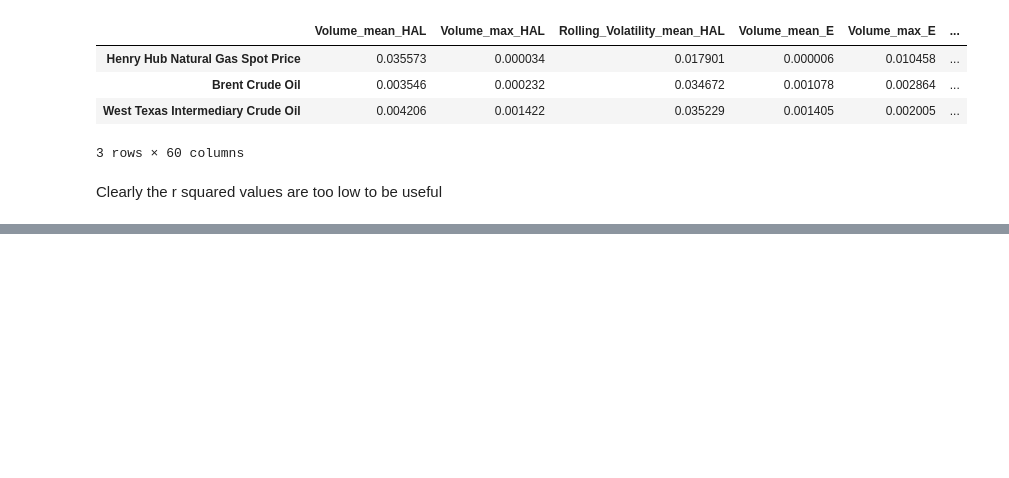
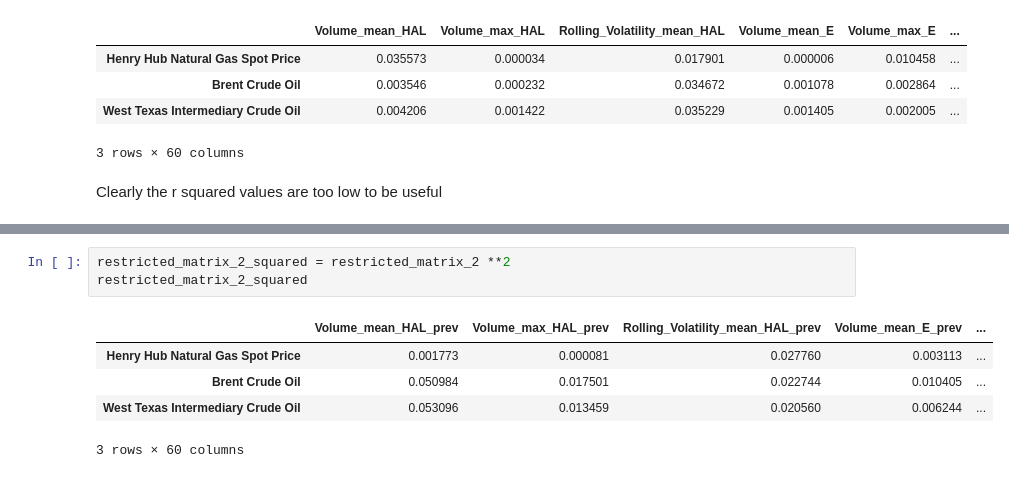
Before and after one commit to maclarenscott/Citadel_Datathon_Spring_Team13, a Jupyter notebook: Data_Analysis.ipynb, the cells around one changed output, grey strips where cells are left out. Drawn from its saved outputs; the diff is of its cells as text; blank space fills up the shorter version.

```diff
--- a/Data_Analysis.ipynb
+++ b/Data_Analysis.ipynb
@@ -233,0 +288,9 @@ Clearly the r squared values are too low to be useful
+# %%
+restricted_matrix_2_squared = restricted_matrix_2 **2
+restricted_matrix_2_squared
+# %% [output]
+|  | Volume_mean_HAL_prev | Volume_max_HAL_prev | Rolling_Volatility_mean_HAL_prev | Volume_mean_E_prev | ... |
+| Henry Hub Natural Gas Spot Price | 0.001773 | 0.000081 | 0.027760 | 0.003113 | ... |
+| Brent Crude Oil | 0.050984 | 0.017501 | 0.022744 | 0.010405 | ... |
+| West Texas Intermediary Crude Oil | 0.053096 | 0.013459 | 0.020560 | 0.006244 | ... |
+3 rows × 60 columns
```
Also changed, not shown: parts of 4 cells of this notebook.
